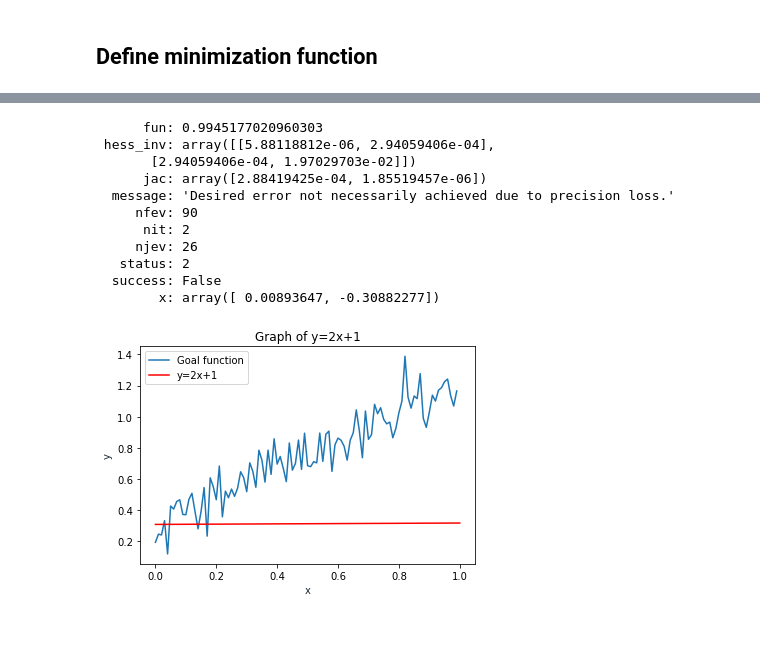
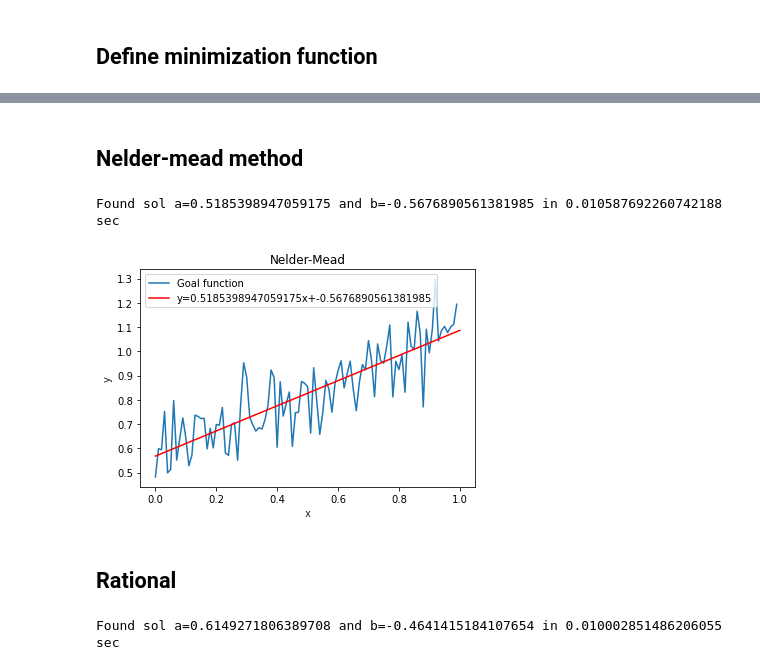
Before and after one commit to AlexKaravaev/ifmo, a Jupyter notebook: master/analysis_and_developmet_of_algorithms/tasks/task_2/task_2.ipynb, the cells around one changed output, grey strips where cells are left out. Cells and saved outputs as stored; diff of their text form; code cells hidden in the pictures; blank space fills up the shorter version.

```diff
--- a/master/analysis_and_developmet_of_algorithms/tasks/task_2/task_2.ipynb
+++ b/master/analysis_and_developmet_of_algorithms/tasks/task_2/task_2.ipynb
@@ -169,9 +170,9 @@ plt.show()
 # %%
 def linear(params):
-    x = np.linspace(0,100,100)
+    x = np.linspace(0,1,100)
     a,b = params
     return a*x-b
 
-def D(x, y_k):
+def D_l(x, y_k):
     res = (linear(x)-y_k)**2
     return np.sum(res)
@@ -180,36 +179,33 @@ res = so.minimize(D, x0=np.zeros(shape=(2,)), args=y_k)
-# %%
-res
-# %% [output]
-      fun: 0.9945177020960303
- hess_inv: array([[5.88118812e-06, 2.94059406e-04],
-       [2.94059406e-04, 1.97029703e-02]])
-      jac: array([2.88419425e-04, 1.85519457e-06])
-  message: 'Desired error not necessarily achieved due to precision loss.'
-     nfev: 90
-      nit: 2
-     njev: 26
-   status: 2
-  success: False
-        x: array([ 0.00893647, -0.30882277])
+# %% [markdown]
+## Nelder-mead method
+# %%
+start_time = time.time()
+res = so.minimize(D_l, x0=np.zeros(shape=(2,)), args=y_k,
+                  method='Nelder-Mead')
+print(f"Found sol a={res.x[0]} and b={res.x[1]} in {time.time()-start_time} sec")
+# %% [output]
+Found sol a=0.5185398947059175 and b=-0.5676890561381985 in 0.010587692260742188 sec
 # %%
 t = np.arange(0.0, 1.0, 0.01)
 
 fig, ax = plt.subplots()
 ax.plot(t, y_k,label='Goal function')
 ax.legend()
 ax.set(xlabel='x', ylabel='y',
        title='f')
 ax.grid()
 
 
 x = np.linspace(0,1,100)
 y = res.x[0]*x-res.x[1]
-plt.plot(x, y, '-r', label='y=2x+1')
-plt.title('Graph of y=2x+1')
+plt.plot(x, y, '-r', label=f'y={res.x[0]}x+{res.x[1]}')
+plt.title('Nelder-Mead')
 plt.xlabel('x', color='#1C2833')
 plt.ylabel('y', color='#1C2833')
 plt.legend(loc='upper left')
 plt.grid()
 plt.show()
 # %% [output]
-[figure, old version]
+[figure, new version]
+# %% [markdown]
+## Rational
@@ -215,0 +221,7 @@ plt.show()
+# %%
+start_time = time.time()
+res = so.minimize(D_r, x0=np.zeros(shape=(2,)), args=y_k,
+                  method='Nelder-Mead')
+print(f"Found sol a={res.x[0]} and b={res.x[1]} in {time.time()-start_time} sec")
+# %% [output]
+Found sol a=0.6149271806389708 and b=-0.4641415184107654 in 0.010002851486206055 sec
```
Also changed, not shown: parts of 25 cells of this notebook.
